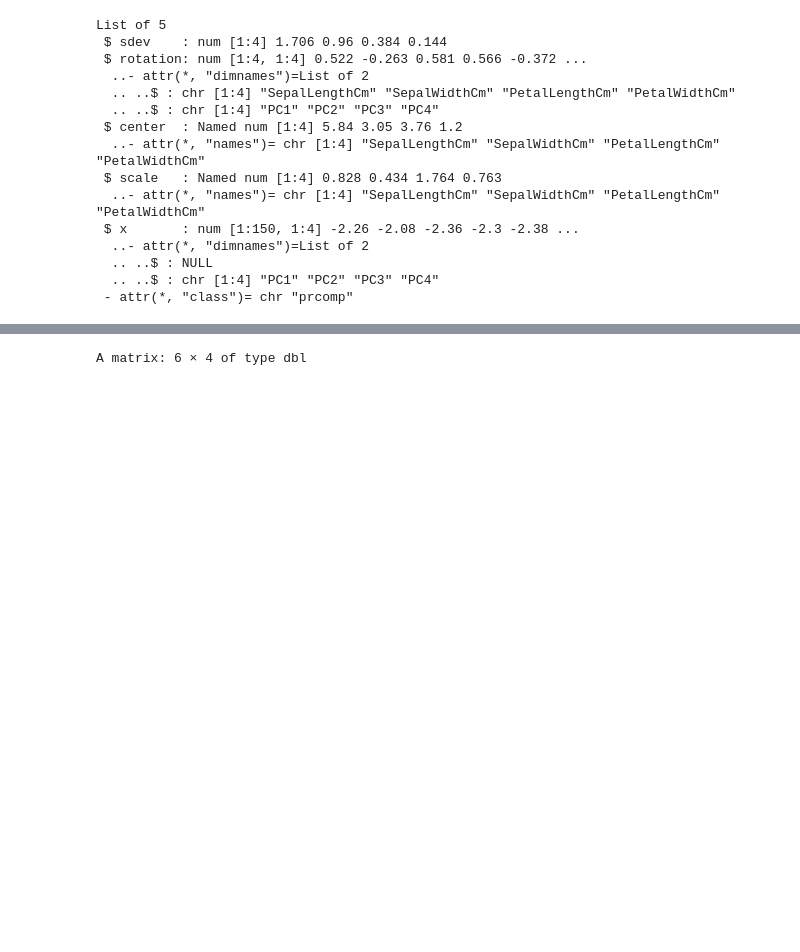
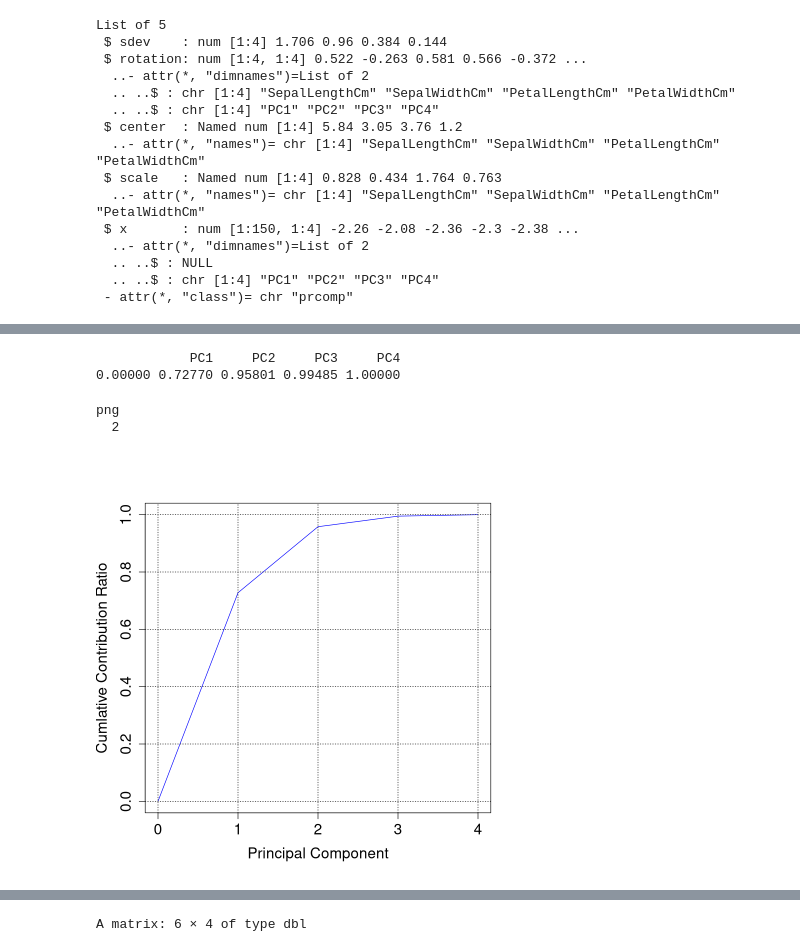
Before and after one commit to bitwalk123/MyNotebook, a Jupyter notebook: iris_PCA_R.ipynb, the cells around one changed output, grey strips where cells are left out. Saved outputs shown, nothing was run; the diff lists cells and outputs as text; code cells hidden in the pictures; blank space fills up the shorter version.

```diff
--- a/iris_PCA_R.ipynb
+++ b/iris_PCA_R.ipynb
@@ -95,0 +93,3 @@ Traceback:
+# %%
+s <- summary(pca)
+str(s)
@@ -95,0 +124,17 @@ Traceback:
+# %%
+contrib <- append(0, s$importance[3, ])
+contrib
+# %% [output]
+            PC1     PC2     PC3     PC4
+0.00000 0.72770 0.95801 0.99485 1.00000
+# %%
+plot(c(0:(length(contrib) - 1)), contrib, type="l", col="blue", xlab="Principal Component", ylab="Cumlative Contribution Ratio", cex.lab=1.5, cex.axis=1.5)
+grid(col="black")
+png("iris_12_contrib.png", width = 500, height = 500)
+plot(c(0:4), contrib, type="l", col="blue", xlab="Principal Component", ylab="Cumlative Contribution Ratio", cex.lab=1.5, cex.axis=1.5)
+grid(col="black")
+dev.off()
+# %% [output]
+png
+  2
+[figure, added]
```
Also changed, not shown: parts of 19 cells of this notebook, 7 other files.
